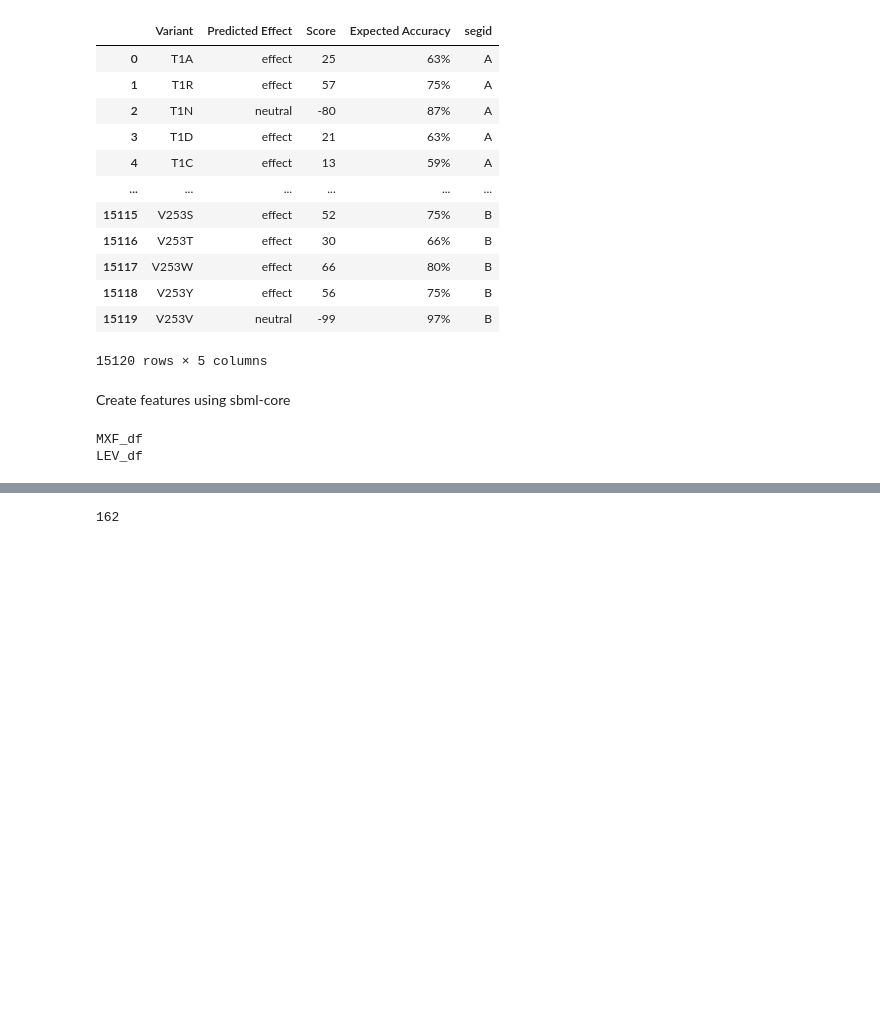
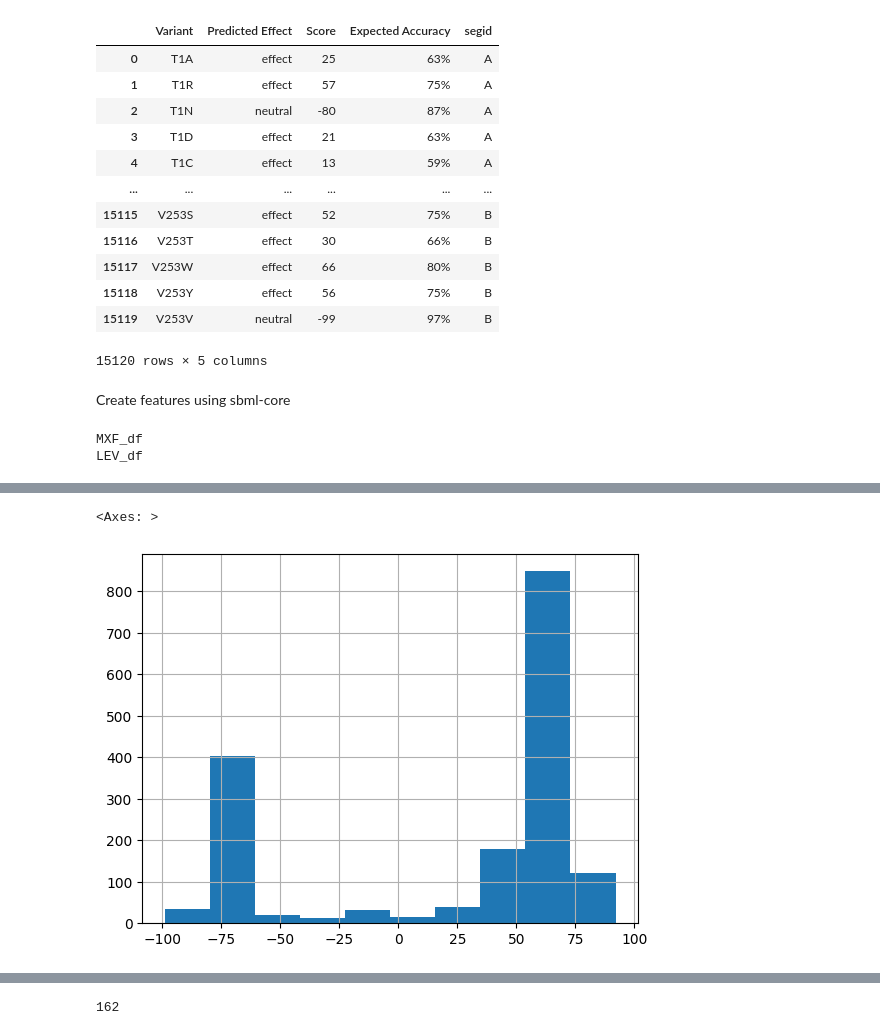
Before and after one commit to viktoria023/predict_FQ_resistance, a Jupyter notebook: 01_Dataset_prep.ipynb, the cells around one changed output, grey strips where cells are left out. Drawn from its saved outputs; the diff is of its cells as text; code cells hidden in the pictures; blank space fills up the shorter version.

```diff
--- a/01_Dataset_prep.ipynb
+++ b/01_Dataset_prep.ipynb
@@ -517,0 +533,5 @@ Index(['index', 'DRUG', 'MIC', 'LOG2MIC', 'BINARY_PHENOTYPE',
+# %%
+df.snap2_score.hist()
+# %% [output]
+<Axes: >
+[figure, added]
```
Also changed, not shown: parts of 22 cells of this notebook, 1 other file.
